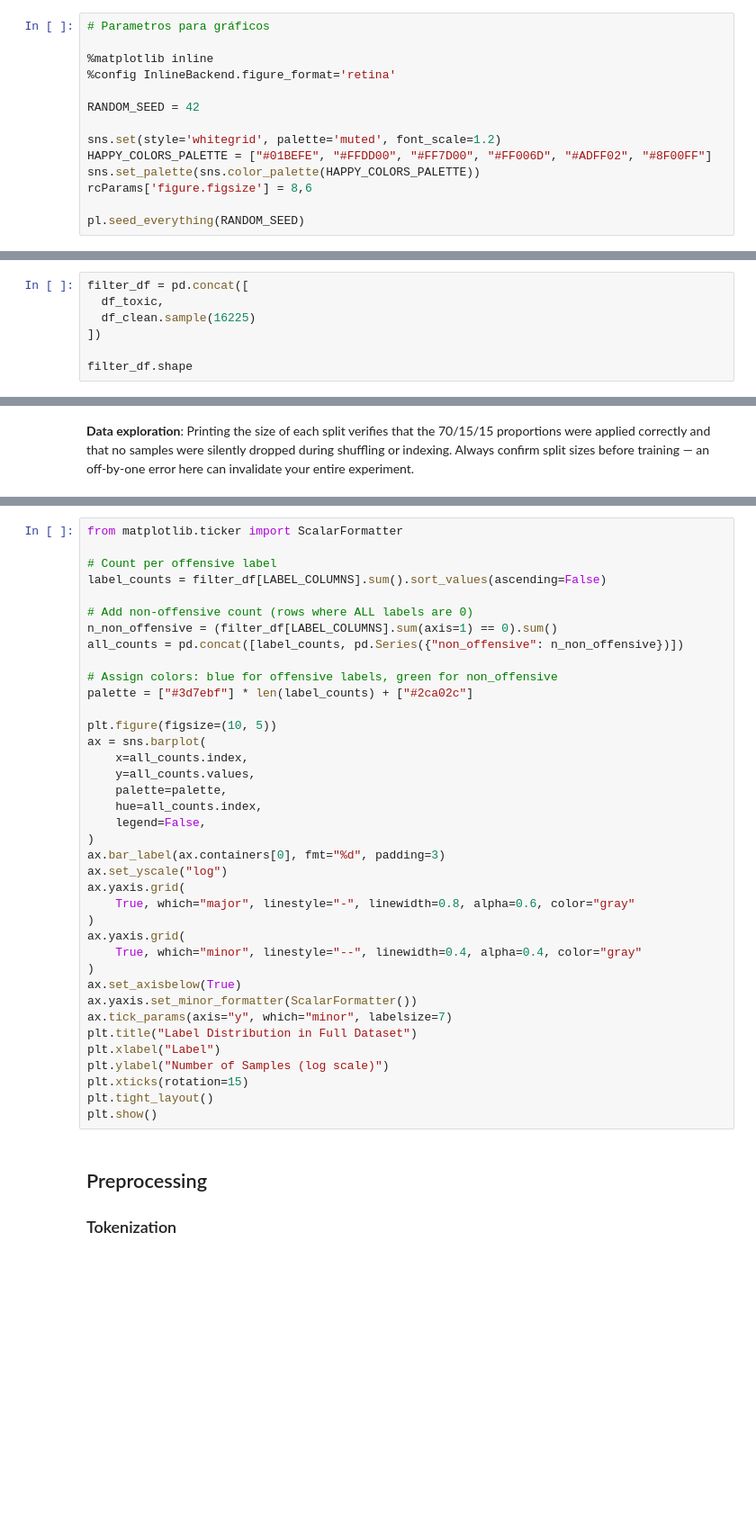
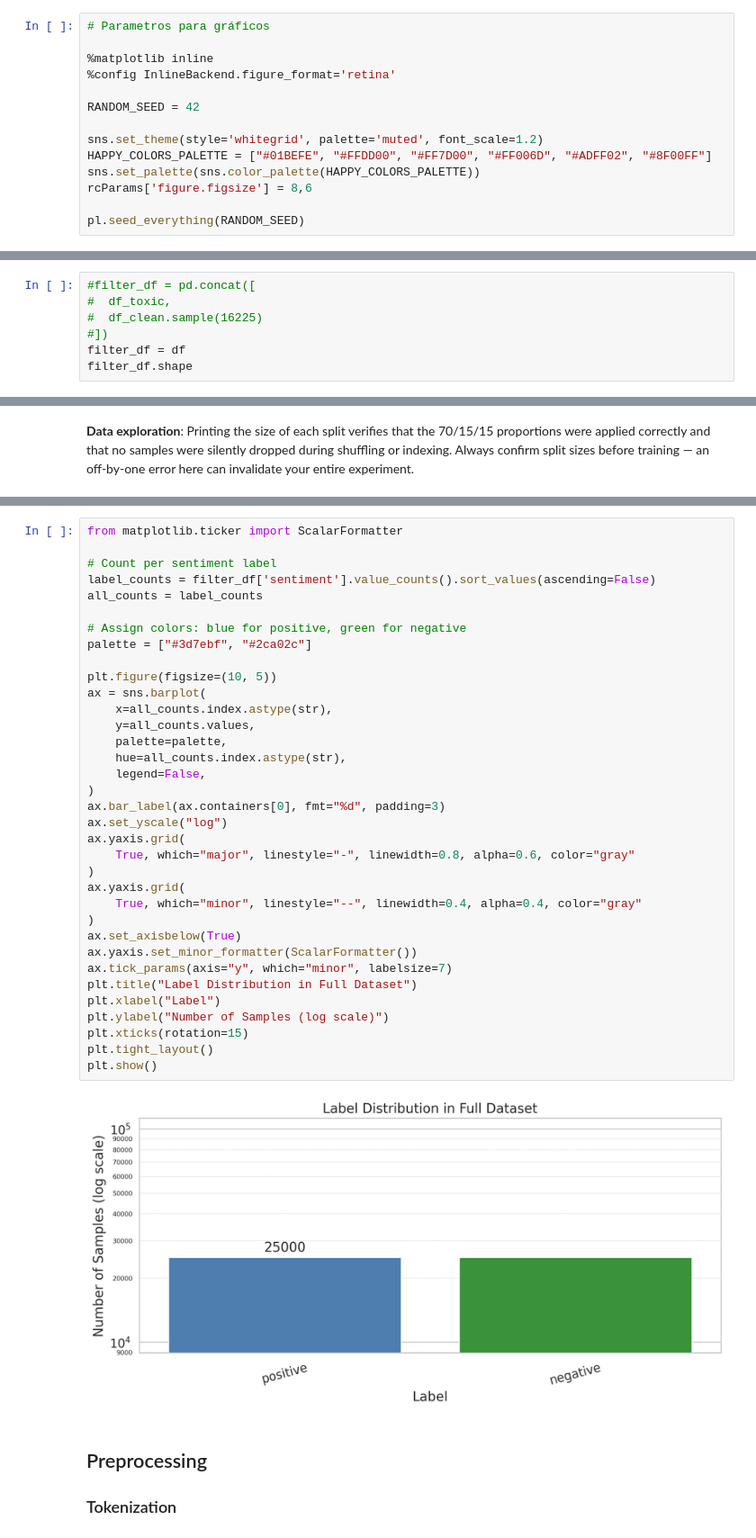
Before and after one commit to josedavid220/usfq-mmia, a Jupyter notebook: deep_learning/attention/bert_imbd.ipynb, the cells around one changed output, grey strips where cells are left out. Shown at 90% size. Cells and saved outputs as stored; diff of their text form; blank space fills up the shorter version.

```diff
--- a/deep_learning/attention/bert_imbd.ipynb
+++ b/deep_learning/attention/bert_imbd.ipynb
@@ -55,7 +59,7 @@ from utils.data_downloader import download_and_extract
 
 RANDOM_SEED = 42
 
-sns.set(style='whitegrid', palette='muted', font_scale=1.2)
+sns.set_theme(style='whitegrid', palette='muted', font_scale=1.2)
 HAPPY_COLORS_PALETTE = ["#01BEFE", "#FFDD00", "#FF7D00", "#FF006D", "#ADFF02", "#8F00FF"]
 sns.set_palette(sns.color_palette(HAPPY_COLORS_PALETTE))
 rcParams['figure.figsize'] = 8,6
@@ -113,7 +122,7 @@ We address this in two complementary ways:
 # %%
-filter_df = pd.concat([
-  df_toxic,
-  df_clean.sample(16225)
-])
-
+#filter_df = pd.concat([
+#  df_toxic,
+#  df_clean.sample(16225)
+#])
+filter_df = df
 filter_df.shape
@@ -142,41 +167,40 @@ train_df.head()
 # %%
 from matplotlib.ticker import ScalarFormatter
 
-# Count per offensive label
-label_counts = filter_df[LABEL_COLUMNS].sum().sort_values(ascending=False)
+# Count per sentiment label
+label_counts = filter_df['sentiment'].value_counts().sort_values(ascending=False)
+all_counts = label_counts
 
-# Add non-offensive count (rows where ALL labels are 0)
-n_non_offensive = (filter_df[LABEL_COLUMNS].sum(axis=1) == 0).sum()
-all_counts = pd.concat([label_counts, pd.Series({"non_offensive": n_non_offensive})])
-
-# Assign colors: blue for offensive labels, green for non_offensive
-palette = ["#3d7ebf"] * len(label_counts) + ["#2ca02c"]
+# Assign colors: blue for positive, green for negative
+palette = ["#3d7ebf", "#2ca02c"]
 
 plt.figure(figsize=(10, 5))
 ax = sns.barplot(
-    x=all_counts.index,
+    x=all_counts.index.astype(str),
     y=all_counts.values,
     palette=palette,
-    hue=all_counts.index,
+    hue=all_counts.index.astype(str),
     legend=False,
 )
 ax.bar_label(ax.containers[0], fmt="%d", padding=3)
 ax.set_yscale("log")
 ax.yaxis.grid(
     True, which="major", linestyle="-", linewidth=0.8, alpha=0.6, color="gray"
 )
 ax.yaxis.grid(
     True, which="minor", linestyle="--", linewidth=0.4, alpha=0.4, color="gray"
 )
 ax.set_axisbelow(True)
 ax.yaxis.set_minor_formatter(ScalarFormatter())
 ax.tick_params(axis="y", which="minor", labelsize=7)
 plt.title("Label Distribution in Full Dataset")
 plt.xlabel("Label")
 plt.ylabel("Number of Samples (log scale)")
 plt.xticks(rotation=15)
 plt.tight_layout()
 plt.show()
+# %% [output]
+[figure, added]
 # %% [markdown]
 ## Preprocessing
 
```
Also changed, not shown: parts of 47 cells of this notebook.
